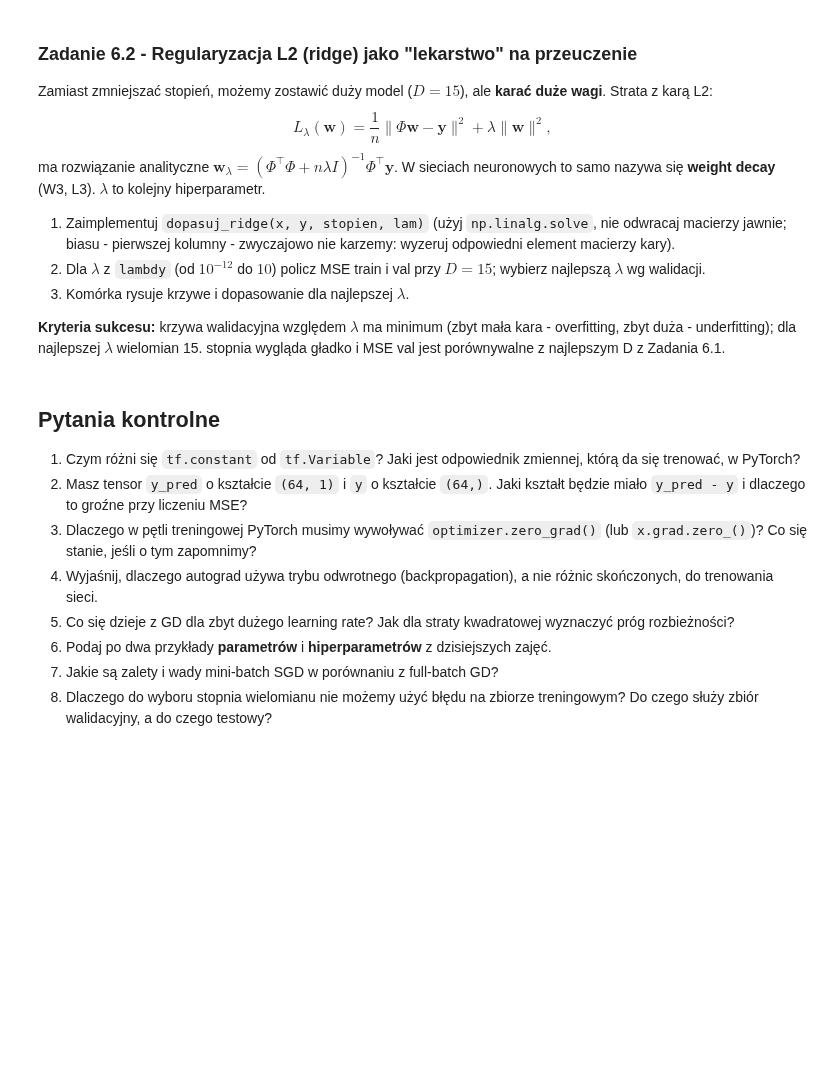
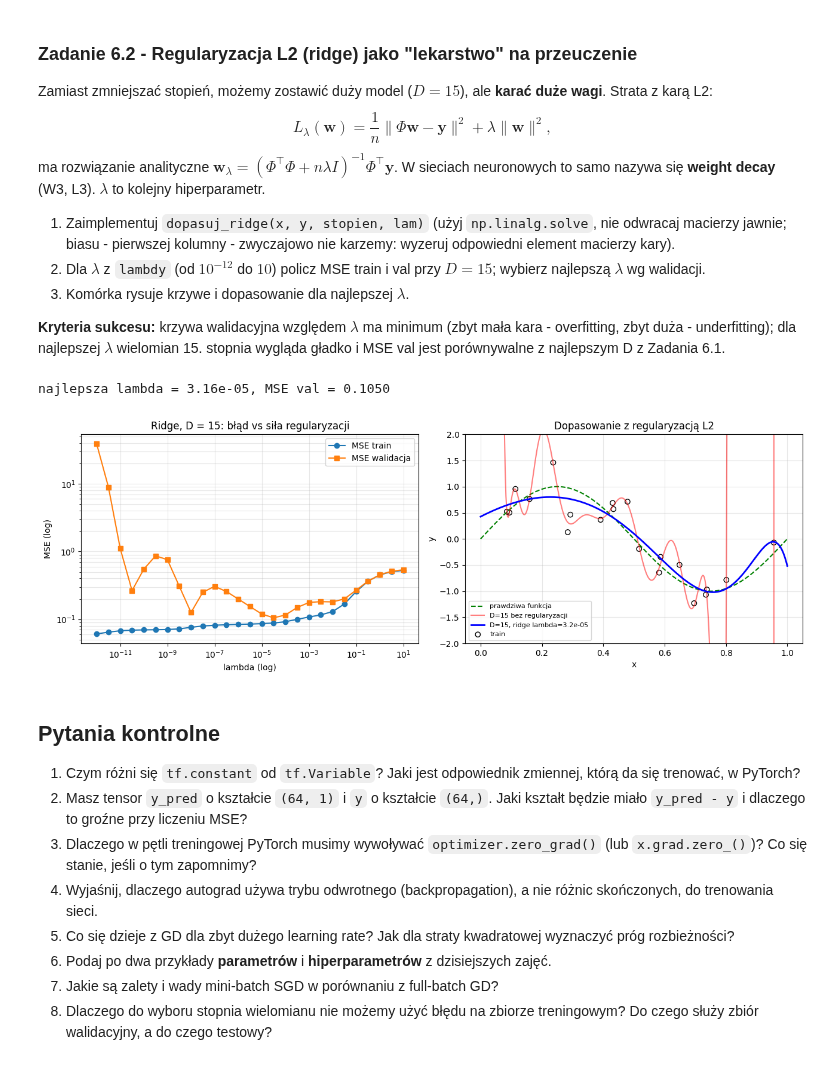
Before and after one commit to RJC2001/Uczenie-g-bokie-i-jego-zastosowania, a Jupyter notebook: 88274_LAB/Lab01_Srodowisko_tensory_gradient.ipynb, the cells around one changed output. Drawn from its saved outputs; the diff is of its cells as text; code cells hidden in the pictures; blank space fills up the shorter version.

```diff
--- a/88274_LAB/Lab01_Srodowisko_tensory_gradient.ipynb
+++ b/88274_LAB/Lab01_Srodowisko_tensory_gradient.ipynb
@@ -990,30 +1239,38 @@ ma rozwiązanie analityczne $\mathbf w_\lambda = (\Phi^\top\Phi + n\lambda I)^{-
 **Kryteria sukcesu:** krzywa walidacyjna względem $\lambda$ ma minimum (zbyt mała kara - overfitting, zbyt duża - underfitting); dla najlepszej $\lambda$ wielomian 15. stopnia wygląda gładko i MSE val jest porównywalne z najlepszym D z Zadania 6.1.
 # %%
 def dopasuj_ridge(x, y, stopien, lam):
-    # TODO: uzupełnij - (Phi^T Phi + n*lam*I) w = Phi^T y, bez kary na bias
-    return np.zeros(stopien + 1)
+    Phi = poly_features(x, stopien)
+    n = len(x)
+    # (Phi^T Phi + n*lam*I) w = Phi^T y
+    A = Phi.T @ Phi + n * lam * np.eye(stopien + 1)
+    # bez kary na bias
+    A[0, 0] -= n * lam
+    return np.linalg.solve(A, Phi.T @ y)
 
 D_duzy = 15
 lambdy = np.logspace(-12, 1, 27)
 mse_tr_l, mse_va_l = [], []
 for lam in lambdy:
     wl = dopasuj_ridge(x_trp, y_trp, D_duzy, lam)
     mse_tr_l.append(mse(y_trp, poly_features(x_trp, D_duzy) @ wl))
     mse_va_l.append(mse(y_vap, poly_features(x_vap, D_duzy) @ wl))
 best_lam = lambdy[int(np.argmin(mse_va_l))]
 print(f"najlepsza lambda = {best_lam:.2e}, MSE val = {min(mse_va_l):.4f}")
 
 fig, ax = plt.subplots(1, 2, figsize=(13, 4.5))
 ax[0].semilogx(lambdy, mse_tr_l, "o-", label="MSE train")
 ax[0].semilogx(lambdy, mse_va_l, "s-", label="MSE walidacja")
 ax[0].set_yscale("log"); ax[0].set_title(f"Ridge, D = {D_duzy}: błąd vs siła regularyzacji")
 ax[0].set_xlabel("lambda (log)"); ax[0].set_ylabel("MSE (log)"); ax[0].legend(); ax[0].grid(alpha=0.3, which="both")
 ax[1].plot(xx, prawdziwa_f(xx), "g--", label="prawdziwa funkcja")
 ax[1].plot(xx, poly_features(xx, D_duzy) @ dopasuj_wielomian(x_trp, y_trp, D_duzy), "r", alpha=0.5, label="D=15 bez regularyzacji")
 ax[1].plot(xx, poly_features(xx, D_duzy) @ dopasuj_ridge(x_trp, y_trp, D_duzy, best_lam), "b", lw=2, label=f"D=15, ridge lambda={best_lam:.1e}")
 ax[1].scatter(x_trp, y_trp, edgecolors="k", facecolors="none", label="train")
 ax[1].set_ylim(-2, 2); ax[1].set_title("Dopasowanie z regularyzacją L2"); ax[1].set_xlabel("x"); ax[1].set_ylabel("y"); ax[1].legend(fontsize=8); ax[1].grid(alpha=0.3)
 plt.tight_layout(); plt.show()
+# %% [output]
+najlepsza lambda = 3.16e-05, MSE val = 0.1050
+[figure, added]
 # %% [markdown]
 ## Pytania kontrolne
 1. Czym różni się `tf.constant` od `tf.Variable`? Jaki jest odpowiednik zmiennej, którą da się trenować, w PyTorch?
```
Also changed, not shown: parts of 38 cells of this notebook, 18 other files.
